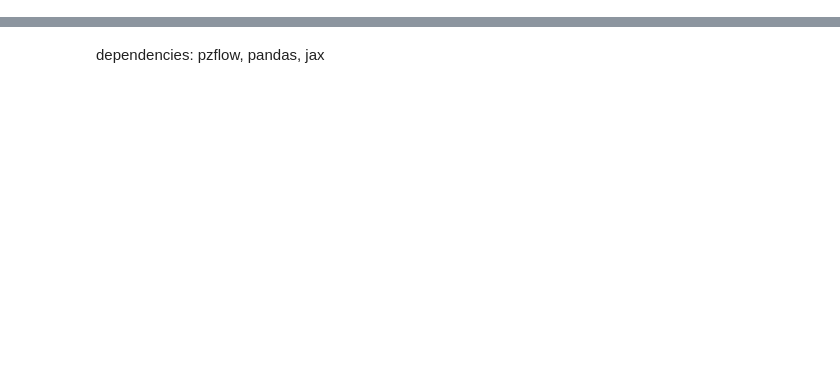
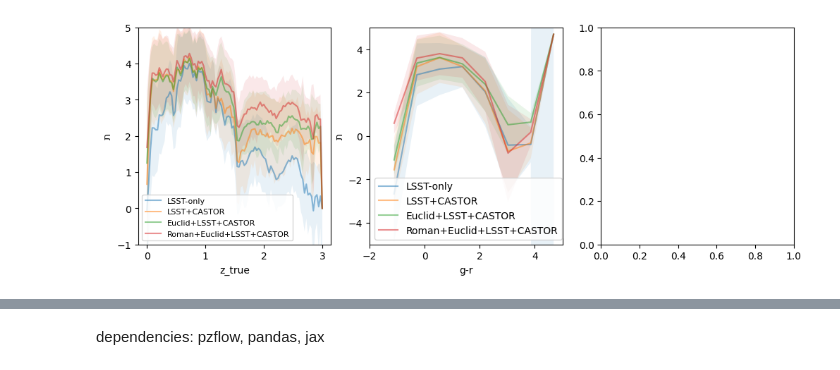
Before and after one commit to bscot/Broadband_tomography_with_CASTOR_and_SPEHREx, a Jupyter notebook: TheLastMetric.ipynb, the cells around one changed output, grey strips where cells are left out. Saved outputs shown, nothing was run; the diff lists cells and outputs as text; code cells hidden in the pictures; blank space fills up the shorter version.

Commit message:
ENH: main figure added, still facing divergence problems

```diff
--- a/TheLastMetric.ipynb
+++ b/TheLastMetric.ipynb
@@ -189,0 +842,8 @@ SyntaxError: ignored
+# %%
+flows = {}
+for os in available_os:
+  flows[os] = FlowEnsemble(file=f"May_flows/pzflow_ensemble_for_{os}.pkl")
+
+just_tav = {}
+for os in available_os:
+  just_tav[os] = flows[os].log_prob(catalogs[os])
@@ -189,0 +860,11 @@ SyntaxError: ignored
+# %%
+import scipy.stats as sps
+
+
+n=101
+b = sps.mstats.mquantiles(z_true, np.linspace(0,1,n, endpoint=True))
+# print(len(z_cats_no_nan[which_os]['z_true']))
+# print(b)
+
+b_centers = 0.5*(b[1:] + b[:-1])
+db = b[1:] - b[:-1]
@@ -189,0 +956,67 @@ SyntaxError: ignored
+# %%
+
+fig, ax = plt.subplots(1, 3, figsize = (12, 4))
+
+for os in available_os:
+  print(np.sum(np.isinf(avgtav[os])))
+  print(np.min(avgtav[os]))
+  ax[0].plot(zbins, avgtav[os], label=os, alpha=0.5)
+  ax[0].fill_between(zbins, avgtav[os] - errtav[os], avgtav[os] + errtav[os], alpha = 0.1)
+# plt.ylim(-10, 5)
+ax[0].legend(fontsize = 8)
+ax[0].set_xlabel('z_true')
+ax[0].set_ylabel(chr(0x05ea))
+ax[0].set_ylim(-1, 5)
+# plt.savefig(prepend+'all_combos_over_z.pdf')
+
+
+color_lim_min = np.min(catalogs['Euclid+LSST+CASTOR']['g-r'])
+color_lim_max = np.max(catalogs['Euclid+LSST+CASTOR']['g-r'])
+
+color_bins = np.linspace(color_lim_min, color_lim_max, 10)
+avgtav = {}
+errtav = {}
+for os in available_os:
+  print(os)
+  color_bins = np.linspace(color_lim_min, color_lim_max, 10)
+
+  plotran = np.empty_like(color_bins)
+  ploterr = np.empty_like(color_bins)
+  # print(catalogs[os].columns)
+  # if 'logprob' not in catalogs[os].columns.values:
+  catalogs[os]['logprob'] = all_tlm[os]
+  print(np.sum(np.isinf(all_tlm[os]))) #no nans in logprob
+  # print(np.sum(np.isnan(plotran)))
+    # print(catalogs[os].columns)
+  for i, color_min in enumerate(color_bins[:-1]):
+    color_max = color_bins[i+1]
+    subset = catalogs[os][(catalogs['Euclid+LSST+CASTOR']['g-r'] >= color_min) & (catalogs['Euclid+LSST+CASTOR']['g-r'] <= color_max)]
+    # print(len(subset))
+    # print((color_min, len(subset), color_max))
+    vals = subset['logprob']
+    # print(np.max(vals))
+    # print(len(vals))
+    mean = np.mean(vals)
+    # print(np.sum(np.isnan(mean)))
+    # print(mean)
+    std = np.std(vals)
+    plotran[i] = mean
+    ploterr[i] = std
+  avgtav[os] = plotran
+  errtav[os] = ploterr
+
+
+for os in available_os:
+  ax[1].plot(color_bins, avgtav[os], label=os, alpha=0.5)
+  ax[1].fill_between(color_bins, avgtav[os] - errtav[os], avgtav[os] + errtav[os], alpha = 0.1)
+ax[1].legend()
+ax[1].set_xlabel('g-r')
+ax[1].set_ylabel(chr(0x05ea))
+ax[1].set_ylim(-5, 5)
+ax[1].set_xlim(-2, 5)
+
+plt.show()
+
+plt.savefig('RNAAS_placeholder.pdf')
+# plt.xlim(-1, 3.3)
+# %% [output]
@@ -189,0 +1039 @@ SyntaxError: ignored
+[figure, added]
```
Also changed, not shown: parts of 88 cells of this notebook.
